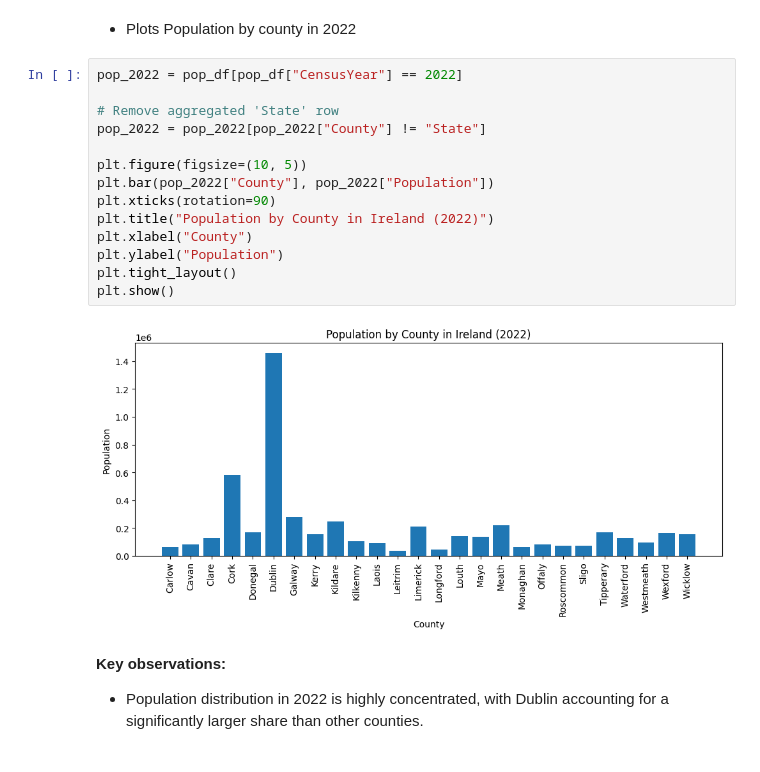
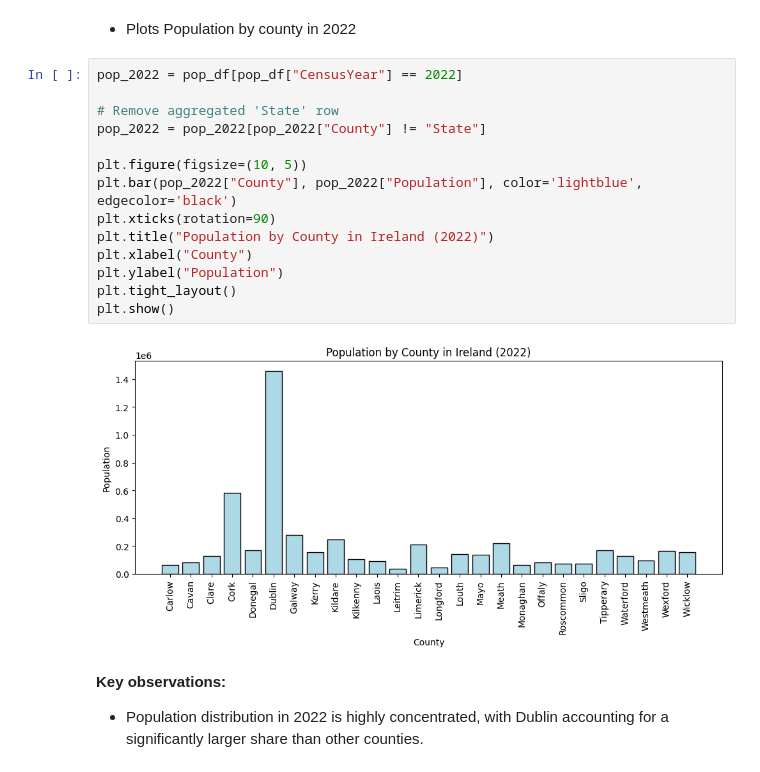
Before and after one commit to elainecazetta/programming-for-data-analytics, a Jupyter notebook: project/census_analysis.ipynb, the cells around one changed output. Drawn from its saved outputs; the diff is of its cells as text.

Commit message:
improve chart's visual in topic 4

```diff
--- a/project/census_analysis.ipynb
+++ b/project/census_analysis.ipynb
@@ -249,19 +249,19 @@ plt.show()
 # %%
 pop_2022 = pop_df[pop_df["CensusYear"] == 2022]
 
 # Remove aggregated 'State' row
 pop_2022 = pop_2022[pop_2022["County"] != "State"]
 
 plt.figure(figsize=(10, 5))
-plt.bar(pop_2022["County"], pop_2022["Population"])
+plt.bar(pop_2022["County"], pop_2022["Population"], color='lightblue', edgecolor='black')
 plt.xticks(rotation=90)
 plt.title("Population by County in Ireland (2022)")
 plt.xlabel("County")
 plt.ylabel("Population")
 plt.tight_layout()
 plt.show()
 # %% [output]
-[figure, old version]
+[figure, new version]
 # %% [markdown]
 **Key observations:**
 - Population distribution in 2022 is highly concentrated, with Dublin accounting for a significantly larger share than other counties.
```
